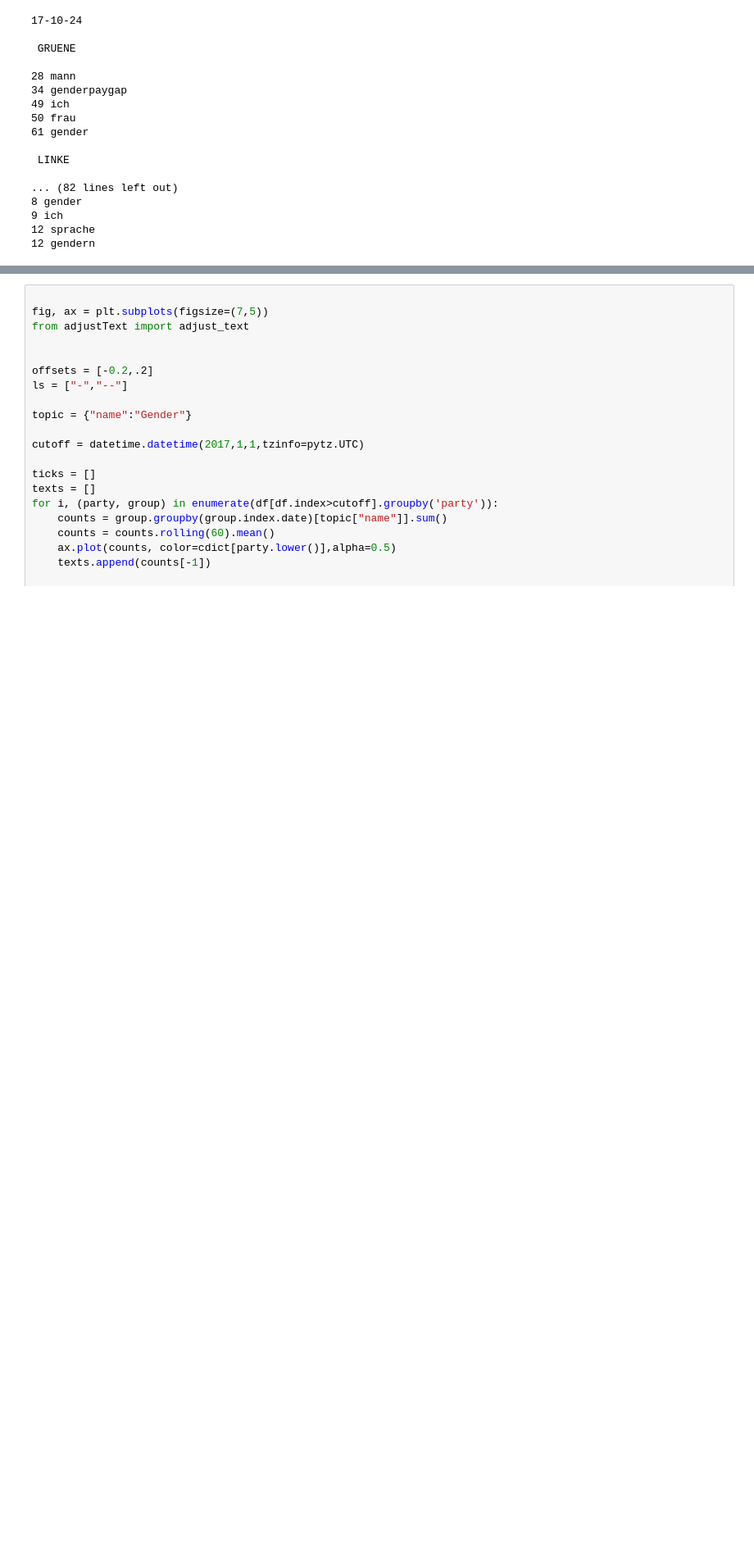
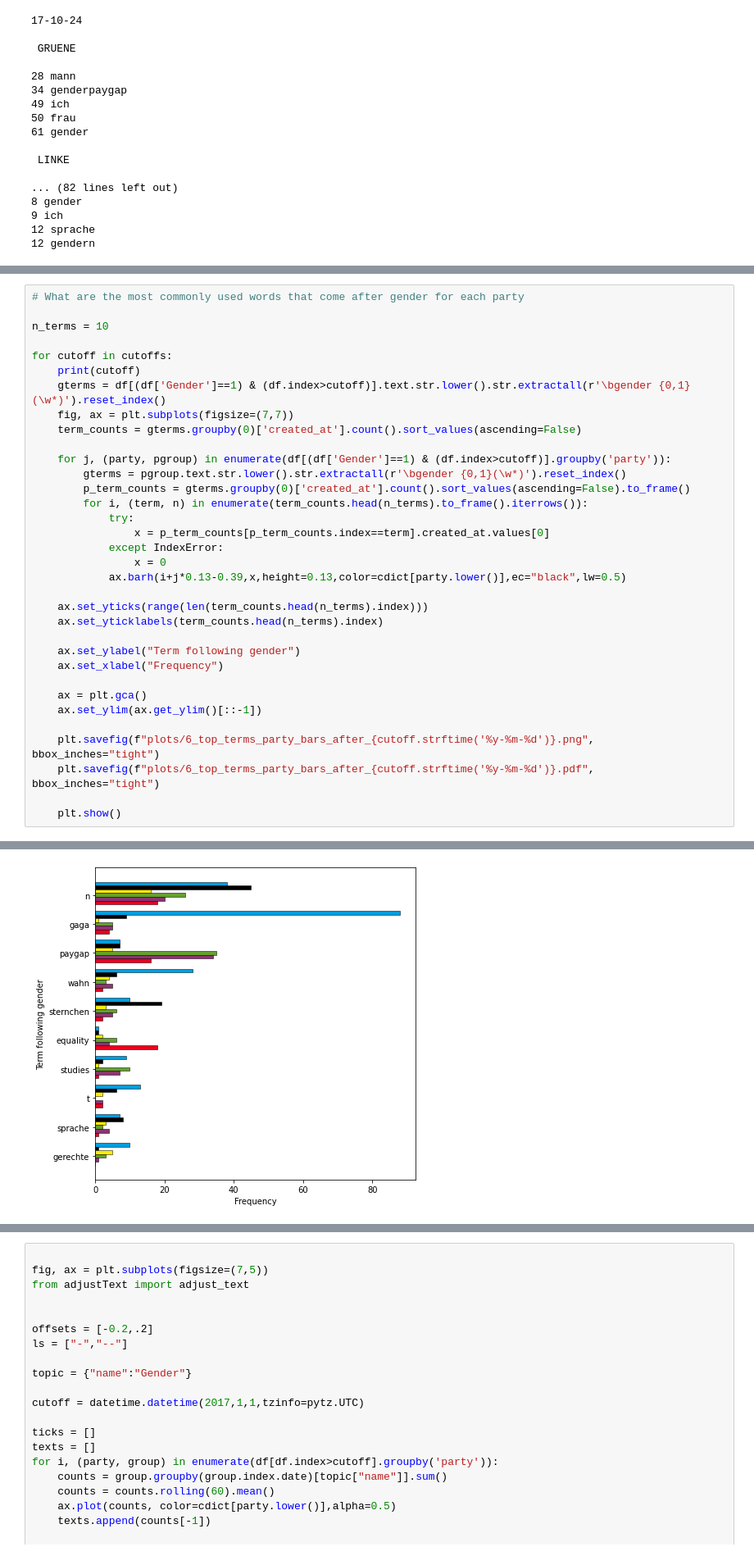
Before and after one commit to mcallaghan/ts-bundestag-tweets, a Jupyter notebook: Gender/Gender.ipynb, the cells around one changed output, grey strips where cells are left out. Shown at 82% size. Drawn from its saved outputs; the diff is of its cells as text; blank space fills up the shorter version.

```diff
--- a/Gender/Gender.ipynb
+++ b/Gender/Gender.ipynb
@@ -316,0 +353,35 @@ Name: created_at, Length: 232, dtype: int64
+# %%
+# What are the most commonly used words that come after gender for each party
+
+n_terms = 10
+
+for cutoff in cutoffs:
+    print(cutoff)
+    gterms = df[(df['Gender']==1) & (df.index>cutoff)].text.str.lower().str.extractall(r'\bgender {0,1}(\w*)').reset_index()
+    fig, ax = plt.subplots(figsize=(7,7))
+    term_counts = gterms.groupby(0)['created_at'].count().sort_values(ascending=False)
+
+    for j, (party, pgroup) in enumerate(df[(df['Gender']==1) & (df.index>cutoff)].groupby('party')):
+        gterms = pgroup.text.str.lower().str.extractall(r'\bgender {0,1}(\w*)').reset_index()
+        p_term_counts = gterms.groupby(0)['created_at'].count().sort_values(ascending=False).to_frame()
+        for i, (term, n) in enumerate(term_counts.head(n_terms).to_frame().iterrows()):
+            try:
+                x = p_term_counts[p_term_counts.index==term].created_at.values[0]
+            except IndexError:
+                x = 0
+            ax.barh(i+j*0.13-0.39,x,height=0.13,color=cdict[party.lower()],ec="black",lw=0.5)
+
+    ax.set_yticks(range(len(term_counts.head(n_terms).index)))
+    ax.set_yticklabels(term_counts.head(n_terms).index)
+
+    ax.set_ylabel("Term following gender")
+    ax.set_xlabel("Frequency")
+
+    ax = plt.gca()
+    ax.set_ylim(ax.get_ylim()[::-1])
+
+    plt.savefig(f"plots/6_top_terms_party_bars_after_{cutoff.strftime('%y-%m-%d')}.png", bbox_inches="tight")
+    plt.savefig(f"plots/6_top_terms_party_bars_after_{cutoff.strftime('%y-%m-%d')}.pdf", bbox_inches="tight")
+
+    plt.show()
+# %% [output]
@@ -316,0 +389 @@ Name: created_at, Length: 232, dtype: int64
+[figure, added]
```
Also changed, not shown: parts of 11 cells of this notebook, 26 other files.
